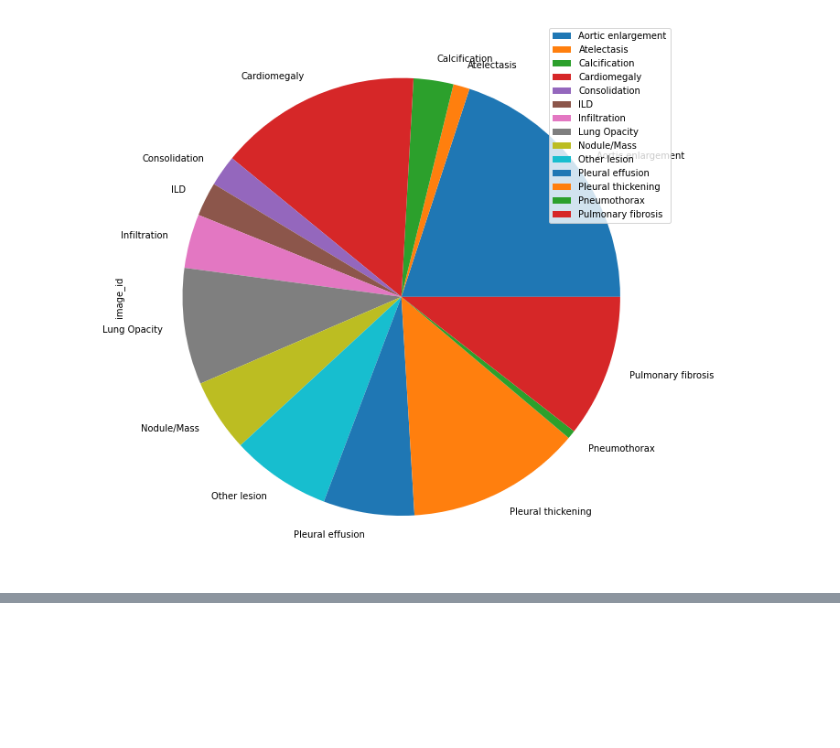
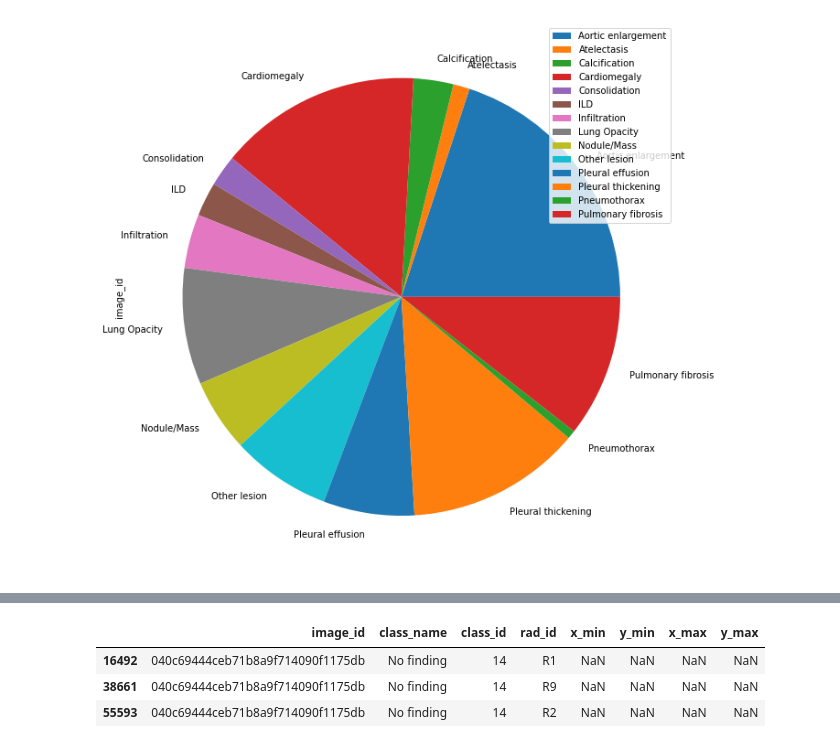
Before and after one commit to HigiaLabs/VinBigData, a Jupyter notebook: view_dataset.ipynb, the cells around one changed output, grey strips where cells are left out. Saved outputs shown, nothing was run; the diff lists cells and outputs as text; code cells hidden in the pictures; blank space fills up the shorter version.

```diff
--- a/view_dataset.ipynb
+++ b/view_dataset.ipynb
@@ -59,0 +83,9 @@ finding_groupby.plot.pie(y = 'image_id', figsize=(20, 11))
+# %%
+find_images =dataset[ dataset.image_id ==  '040c69444ceb71b8a9f714090f1175db']
+# %%
+find_images
+# %% [output]
+|  | image_id | class_name | class_id | rad_id | x_min | y_min | x_max | y_max |
+| 16492 | 040c69444ceb71b8a9f714090f1175db | No finding | 14 | R1 | NaN | NaN | NaN | NaN |
+| 38661 | 040c69444ceb71b8a9f714090f1175db | No finding | 14 | R9 | NaN | NaN | NaN | NaN |
+| 55593 | 040c69444ceb71b8a9f714090f1175db | No finding | 14 | R2 | NaN | NaN | NaN | NaN |
```
Also changed, not shown: parts of 3 cells of this notebook, 2 other files.
